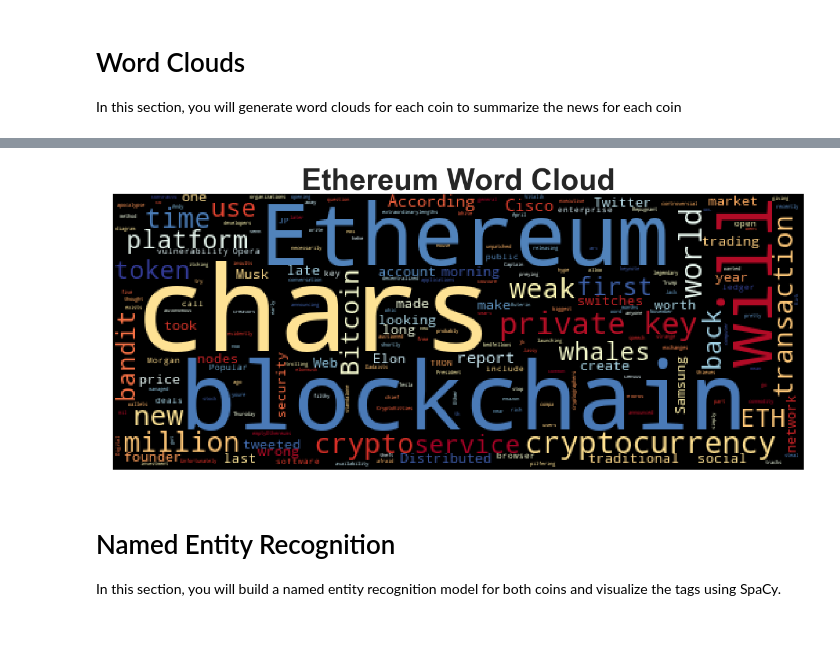
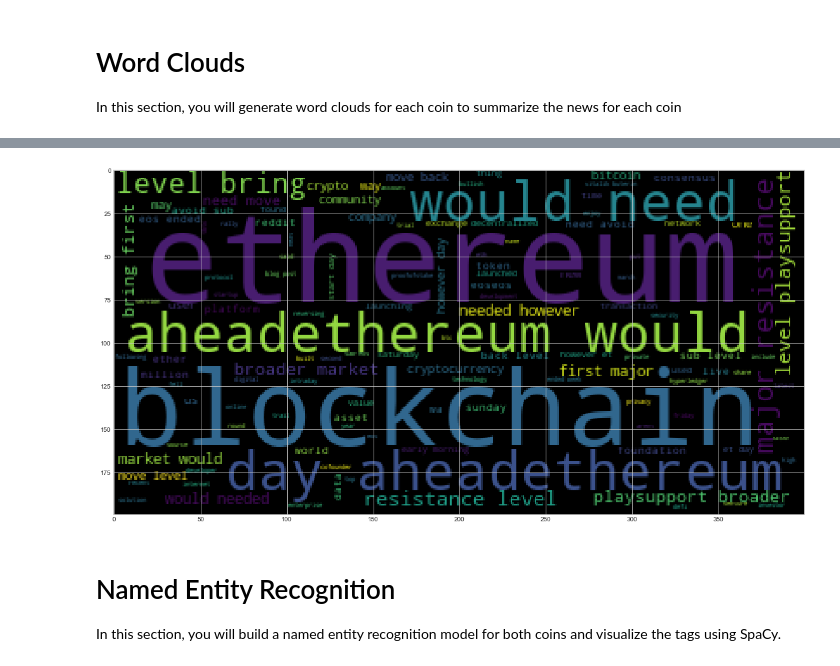
Before and after one commit to gabrieldk96/NLP, a Jupyter notebook: Instructions/Starter_Code/crypto_sentiment.ipynb, the cells around one changed output, grey strips where cells are left out. Cells and saved outputs as stored; diff of their text form; code cells hidden in the pictures; blank space fills up the shorter version.

```diff
--- a/Instructions/Starter_Code/crypto_sentiment.ipynb
+++ b/Instructions/Starter_Code/crypto_sentiment.ipynb
@@ -243,3 +273,7 @@ from collections import Counter
 from nltk import ngrams
 # %%
 # Generate the Bitcoin N-grams where N=2
+all_bitcoin_words = []
+for text in btc_tokens['tokens_text']:
+    for word in text:
+        all_bitcoin_words.append(word)
@@ -289,0 +280,5 @@ from nltk import ngrams
+# %%
+all_eth_words = []
+for text in eth_tokens['tokens_text']:
+    for word in text:
+        all_eth_words.append(word)
@@ -334,0 +378,9 @@ mpl.rcParams['figure.figsize'] = [20.0, 10.0]
+# %%
+# Generate the Bitcoin word cloud
+def processed_text(corpus):
+    # Combine all articles in corpus into one large string
+    big_string = ' '.join(corpus)
+    return big_string
+# %%
+bitcoin_words = processed_text(all_bitcoin_words)
+eth_words = processed_text(all_eth_words)
@@ -335,7 +394,11 @@ mpl.rcParams['figure.figsize'] = [20.0, 10.0]
 # %%
 # Generate the Ethereum word cloud
+fig = plt.figure()
+wc = WordCloud().generate(eth_words)
+plt.imshow(wc)
+plt.show()
 # %% [output]
-[figure, old version]
+[figure, new version]
 # %% [markdown]
 # Named Entity Recognition
 
```
Also changed, not shown: parts of 35 cells of this notebook.
